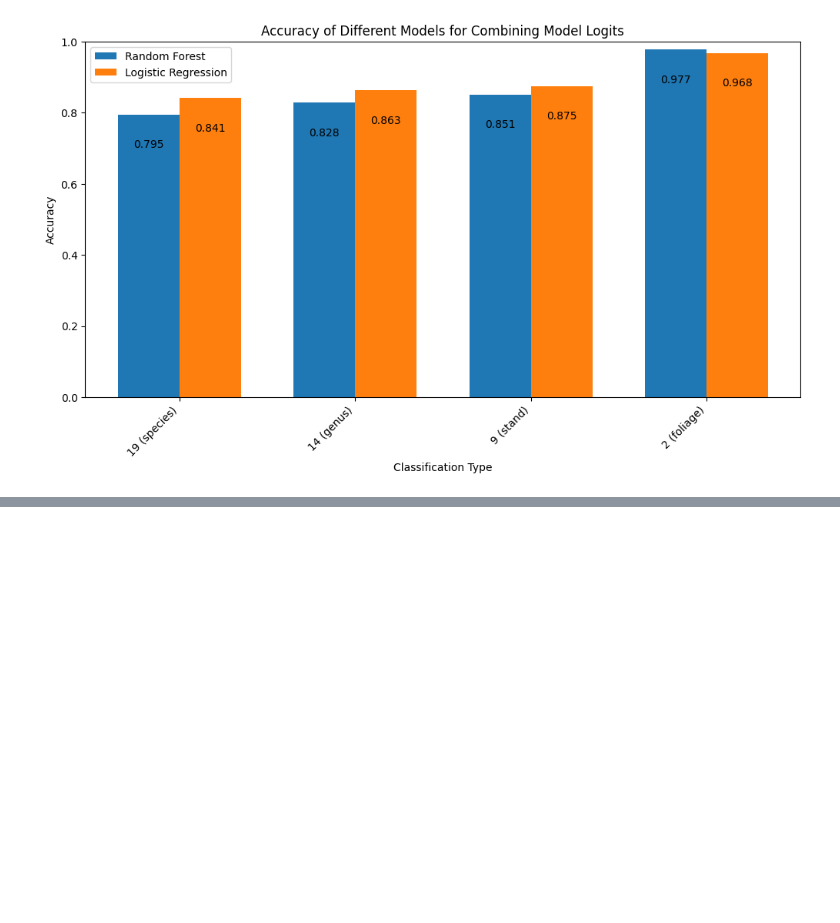
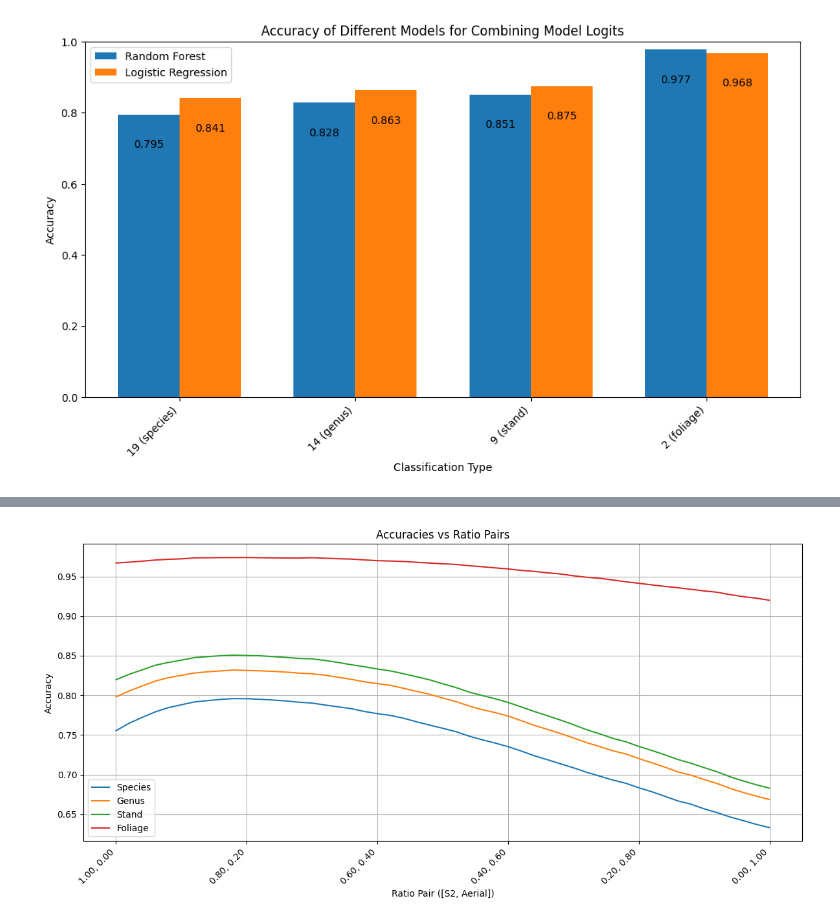
Before and after one commit to adampotton/MDM3-Rep-3, a Jupyter notebook: logit_combo.ipynb, the cells around one changed output, grey strips where cells are left out. Saved outputs shown, nothing was run; the diff lists cells and outputs as text; code cells hidden in the pictures; blank space fills up the shorter version.

```diff
--- a/logit_combo.ipynb
+++ b/logit_combo.ipynb
@@ -335,0 +485,26 @@ add_labels(bars_LR)
+# %%
+ratios = np.array(combos_19)
+
+# Format ratio pairs as strings
+ratio_labels = [f"{r[0]:.2f}, {r[1]:.2f}" for r in ratios]
+
+# Plot accuracies against ratio values for each set of numbers
+plt.figure(figsize=(12, 6))
+plt.plot(accuracies_19, label='Species')
+plt.plot(accuracies_14, label='Genus')
+plt.plot(accuracies_9, label='Stand')
+plt.plot(accuracies_2, label='Foliage')
+
+# Set labels and title
+plt.xlabel('Ratio Pair ([S2, Aerial])')
+plt.ylabel('Accuracy')
+plt.title('Accuracies vs Ratio Pairs')
+plt.xticks(np.arange(len(ratio_labels))[::10], ratio_labels[::10], rotation=45, ha='right')  # Show every multiple of 10th ratio pair
+plt.legend()
+plt.grid(True)
+
+# Show plot
+plt.tight_layout()
+plt.show()
+# %% [output]
+[figure, added]
```
Also changed, not shown: parts of 4 cells of this notebook.
